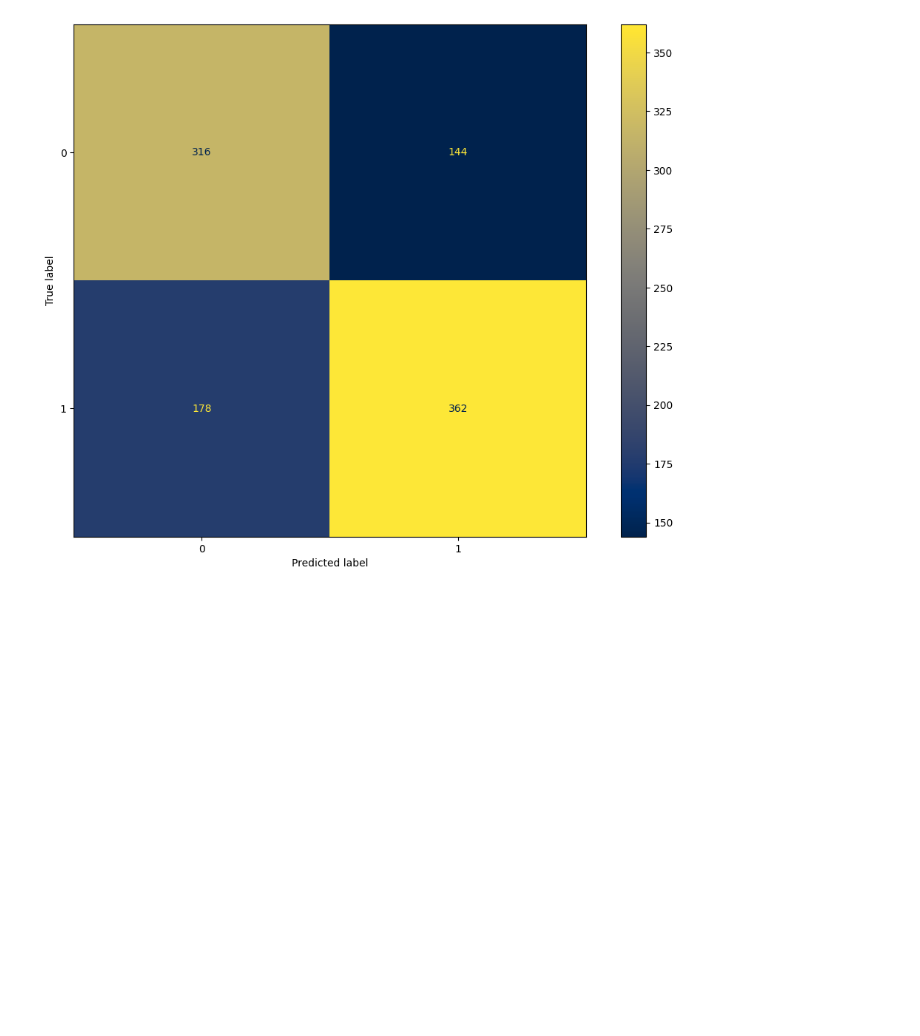
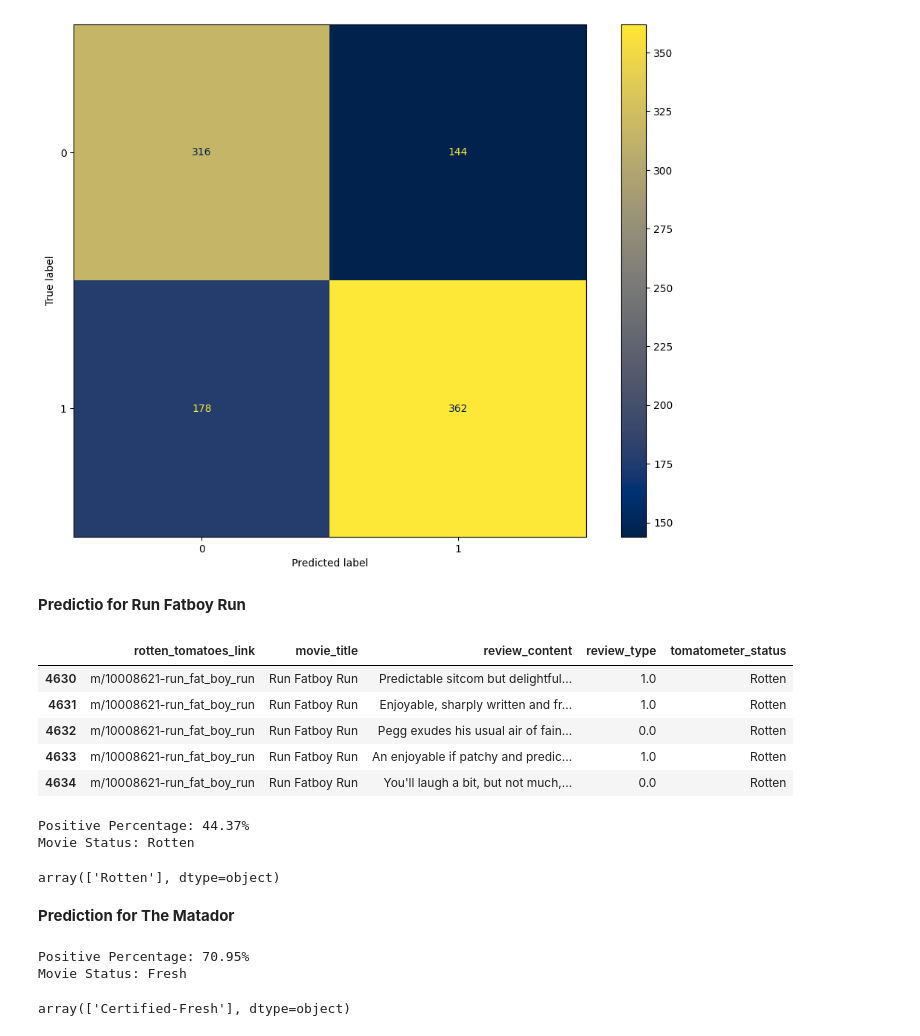
Before and after one commit to girishgautam/movie_rating_prediction, a Jupyter notebook: movie_ratings.ipynb, the cells around one changed output. Drawn from its saved outputs; the diff is of its cells as text; code cells hidden in the pictures; blank space fills up the shorter version.

```diff
--- a/movie_ratings.ipynb
+++ b/movie_ratings.ipynb
@@ -586,0 +596,38 @@ weighted avg       0.68      0.68      0.68      1000
+# %% [markdown]
+**Predictio for Run Fatboy Run**
+# %%
+bol_df = df_merged.loc[df_merged['movie_title'] == 'Run Fatboy Run']
+bol_df.head()
+# %% [output]
+|  | rotten_tomatoes_link | movie_title | review_content | review_type | tomatometer_status |
+| 4630 | m/10008621-run_fat_boy_run | Run Fatboy Run | Predictable sitcom but delightful... | 1.0 | Rotten |
+| 4631 | m/10008621-run_fat_boy_run | Run Fatboy Run | Enjoyable, sharply written and fr... | 1.0 | Rotten |
+| 4632 | m/10008621-run_fat_boy_run | Run Fatboy Run | Pegg exudes his usual air of fain... | 0.0 | Rotten |
+| 4633 | m/10008621-run_fat_boy_run | Run Fatboy Run | An enjoyable if patchy and predic... | 1.0 | Rotten |
+| 4634 | m/10008621-run_fat_boy_run | Run Fatboy Run | You'll laugh a bit, but not much,... | 0.0 | Rotten |
+# %%
+# Get the prediction
+y_predict_bol = rf_weighted_2.predict(vectoriser.transform(bol_df['review_content']).toarray())
+predict_movie_status(y_predict_bol)
+# %% [output]
+Positive Percentage: 44.37%
+Movie Status: Rotten
+# %%
+# Get the True label
+df_merged['tomatometer_status'].loc[df_merged['movie_title'] == 'Run Fatboy Run'].unique()
+# %% [output]
+array(['Rotten'], dtype=object)
+# %% [markdown]
+**Prediction for The Matador**
+# %%
+the_mat_df = df_merged.loc[df_merged['movie_title'] == 'The Matador']
+y_predict_mat = rf_weighted_2.predict(vectoriser.transform(the_mat_df['review_content']).toarray())
+predict_movie_status(y_predict_mat)
+# %% [output]
+Positive Percentage: 70.95%
+Movie Status: Fresh
+# %%
+# Get the True label
+df_merged['tomatometer_status'].loc[df_merged['movie_title'] == 'The Matador'].unique()
+# %% [output]
+array(['Certified-Fresh'], dtype=object)
```
Also changed, not shown: parts of 4 cells of this notebook.
